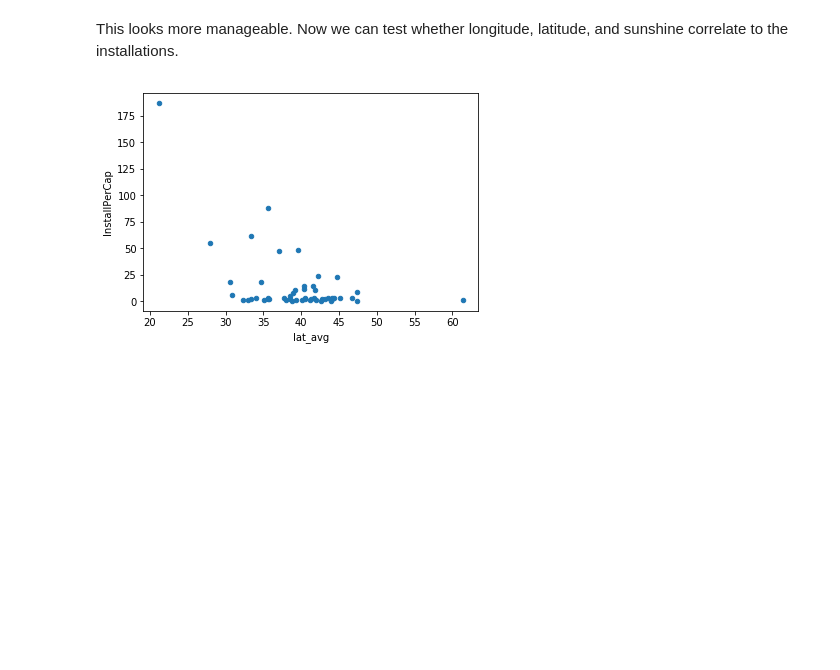
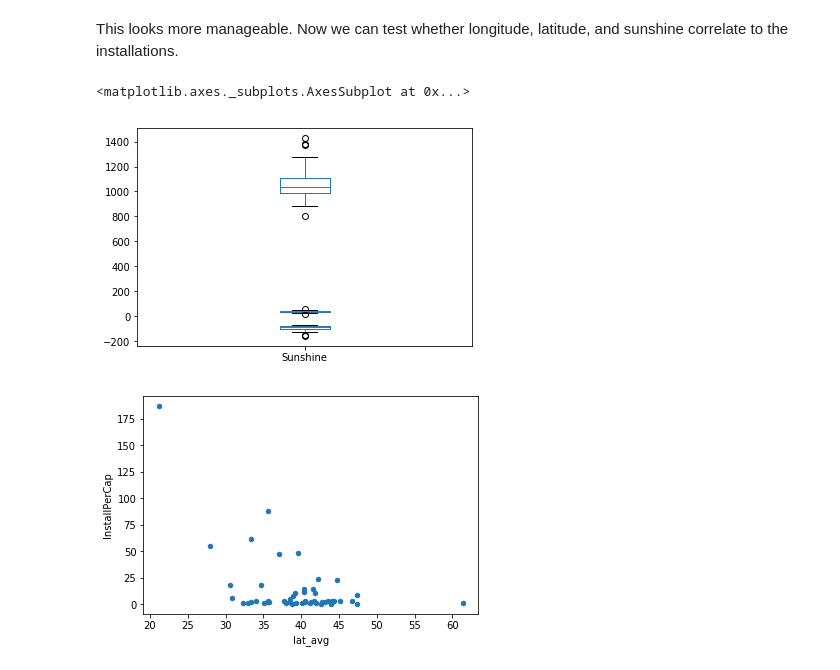
Before and after one commit to rdlareau/Thinkful, a Jupyter notebook: CapstoneSolar-2.ipynb, the cells around one changed output. Drawn from its saved outputs; the diff is of its cells as text; code cells hidden in the pictures; blank space fills up the shorter version.

```diff
--- a/CapstoneSolar-2.ipynb
+++ b/CapstoneSolar-2.ipynb
@@ -115,5 +118,12 @@ table.InstallPerCap.head(20).plot(kind='bar')
 # %% [markdown]
 This looks more manageable. Now we can test whether longitude, latitude, and sunshine correlate to the installations.
+# %%
+table.lng_avg.plot(kind='box')
+table.lat_avg.plot(kind='box')
+table.Sunshine.plot(kind='box')
+# %% [output]
+<matplotlib.axes._subplots.AxesSubplot at 0x...>
+[figure, added]
 # %%
 for i in ['lat_avg', 'lng_avg', 'Sunshine']:
     table.plot(x=i, y='InstallPerCap', kind='scatter')
```
Also changed, not shown: parts of 20 cells of this notebook.
